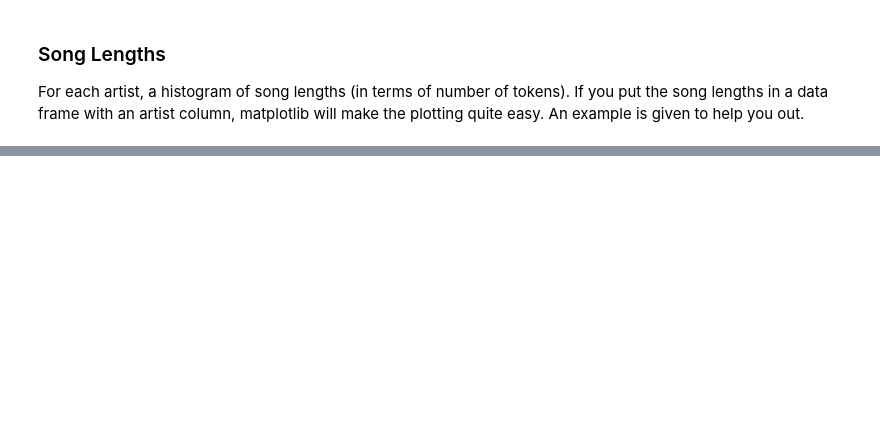
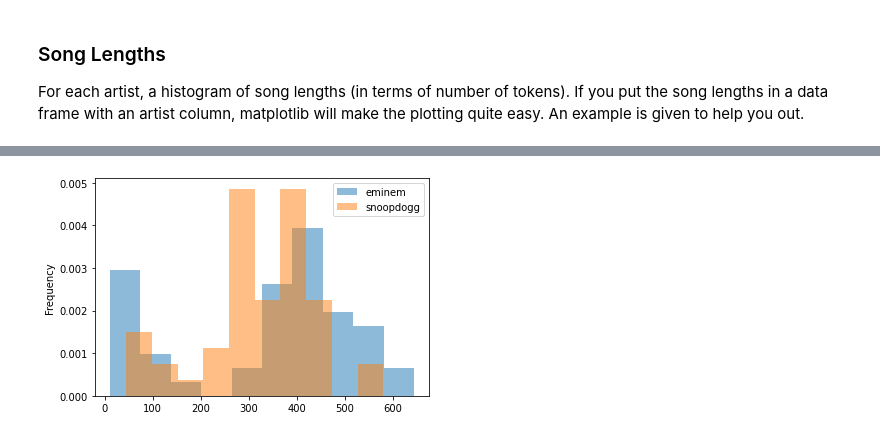
Before and after one commit to hsong1101/ADS509-Week2, a Jupyter notebook: Lyrics and Description EDA.ipynb, the cells around one changed output, grey strips where cells are left out. Drawn from its saved outputs; the diff is of its cells as text; code cells hidden in the pictures; blank space fills up the shorter version.

```diff
--- a/Lyrics and Description EDA.ipynb
+++ b/Lyrics and Description EDA.ipynb
@@ -223,4 +298,15 @@ What are the ten most common emojis by artist in the twitter descriptions?
 
 What are the ten most common hashtags by artist in the twitter descriptions?
 # %%
-# Your code here
+for artist in artists:
+
+    tweets = tweets_tokens[artist]
+    hashtags = [x for x in tweets if x[0]=='#']
+    hashtags = pd.Series(hashtags).value_counts()
+    hashtags = hashtags[hashtags.keys()!='#'] # There could be just hashtag so drop this. This is caused when hashtag was used with a stopword
+    hashtags = hashtags.head(10)
+
+    print('Top 10 Emojis used by {} in descending order'.format(artist.upper()))
+    print('\t', hashtags.keys().tolist())
+    print()
+    print()
@@ -256,4 +367,15 @@ def tokenize_lyrics(lyric) :
     """strip and split on whitespace"""
     return([item.lower() for item in collapse_whitespace.split(lyric)])
 # %%
+# This was already applied and taken care of in the clean_data function
+# Try this too anyway after applying clean_data
+
 # Your lyric length comparison chart here.
+for artist in artists:
+    for i, x in lyrics[lyrics['artist']==artist].iterrows():
+        cleaned_lyric, cleaned_length = clean_data(' '.join(tokenize_lyrics(x['lyric'])))
+        lyrics.loc[i, 'NewLength'] = cleaned_length
+# %%
+lyrics.groupby('artist')['NewLength'].plot(kind="hist",density=True,alpha=0.5,legend=True);
+# %% [output]
+[figure, added]
```
Also changed, not shown: parts of 22 cells of this notebook, 1 other file.
